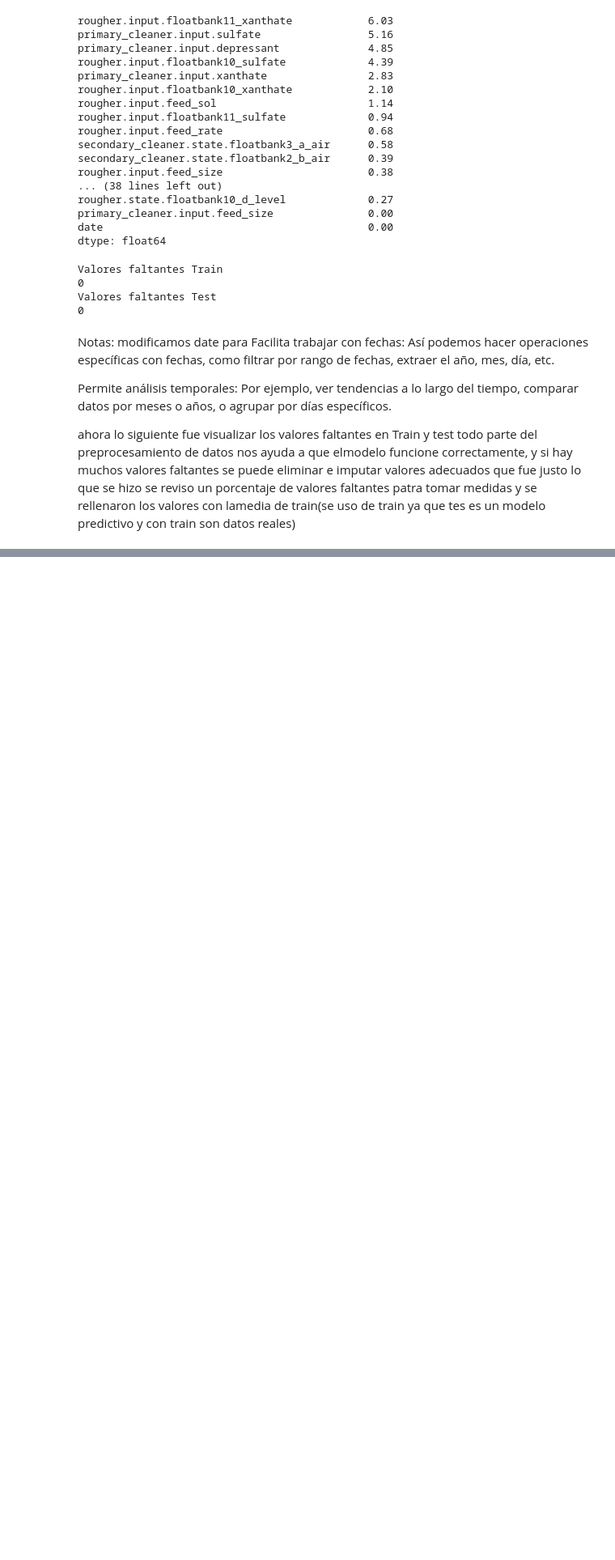
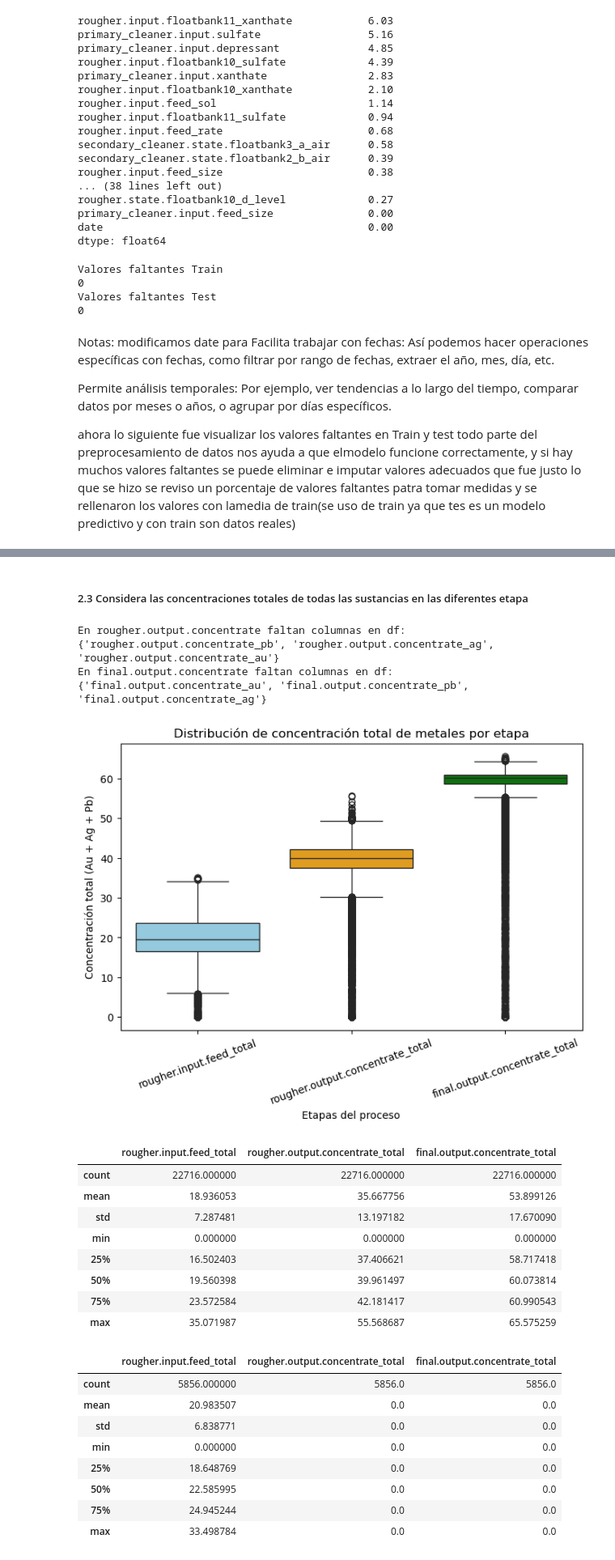
Before and after one commit to LudwinLeon24/data-science-portfolio, a Jupyter notebook: Bootcamp/Project-12-Final-Module-2/Project-12.ipynb, the cells around one changed output, grey strips where cells are left out. Shown at 81% size. Drawn from its saved outputs; the diff is of its cells as text; code cells hidden in the pictures; blank space fills up the shorter version.

```diff
--- a/Bootcamp/Project-12-Final-Module-2/Project-12.ipynb
+++ b/Bootcamp/Project-12-Final-Module-2/Project-12.ipynb
@@ -288,0 +378,60 @@ ahora lo siguiente fue visualizar los valores faltantes en Train y test todo par
+# %% [markdown]
+##### 2.3 Considera las concentraciones totales de todas las sustancias en las diferentes etapa
+# %%
+
+# Etapas para sumar las concentraciones
+etapas_2 = ['rougher.input.feed', 'rougher.output.concentrate', 'final.output.concentrate']
+
+
+def suma_existente(df, etapa):
+    columnas = [f'{etapa}_{metal}' for metal in metales]
+    columnas_existentes = [col for col in columnas if col in df.columns]
+    if len(columnas_existentes) < len(columnas):
+        faltantes = set(columnas) - set(columnas_existentes)
+        print(f"En {etapa} faltan columnas en df: {faltantes}")
+    return df[columnas_existentes].sum(axis=1)
+
+# Crear columnas con suma total de concentración por etapa en train
+for etapa_1 in etapas_2:
+    full_fill_train[f'{etapa_1}_total'] = suma_existente(full_fill_train, etapa_1)
+    full_fill_test[f'{etapa_1}_total'] = suma_existente(full_fill_test, etapa_1)
+
+# Preparar dataframe para boxplot
+etapas_total = [f'{etapa_1}_total' for etapa_1 in etapas_2]
+
+df_boxplot = pd.melt(full_fill_train, value_vars=etapas_total,
+                     var_name='Etapa', value_name='Concentración Total')
+
+# Grafique con boxplot es mejor para observar valores anormales
+plt.figure(figsize=(8,5))
+sns.boxplot(x='Etapa', y='Concentración Total', data=df_boxplot, palette=['skyblue', 'orange', 'green'], hue='Etapa', legend=False)
+plt.title('Distribución de concentración total de metales por etapa')
+plt.xlabel('Etapas del proceso')
+plt.ylabel('Concentración total (Au + Ag + Pb)')
+plt.xticks(rotation=20)
+plt.show()
+
+display((full_fill_train[etapas_total]).describe())
+display((full_fill_test[etapas_total]).describe())
+# %% [output]
+En rougher.output.concentrate faltan columnas en df: {'rougher.output.concentrate_pb', 'rougher.output.concentrate_ag', 'rougher.output.concentrate_au'}
+En final.output.concentrate faltan columnas en df: {'final.output.concentrate_au', 'final.output.concentrate_pb', 'final.output.concentrate_ag'}
+[figure, added]
+|  | rougher.input.feed_total | rougher.output.concentrate_total | final.output.concentrate_total |
+| count | 22716.000000 | 22716.000000 | 22716.000000 |
+| mean | 18.936053 | 35.667756 | 53.899126 |
+| std | 7.287481 | 13.197182 | 17.670090 |
+| min | 0.000000 | 0.000000 | 0.000000 |
+| 25% | 16.502403 | 37.406621 | 58.717418 |
+| 50% | 19.560398 | 39.961497 | 60.073814 |
+| 75% | 23.572584 | 42.181417 | 60.990543 |
+| max | 35.071987 | 55.568687 | 65.575259 |
+|  | rougher.input.feed_total | rougher.output.concentrate_total | final.output.concentrate_total |
+| count | 5856.000000 | 5856.0 | 5856.0 |
+| mean | 20.983507 | 0.0 | 0.0 |
+| std | 6.838771 | 0.0 | 0.0 |
+| min | 0.000000 | 0.0 | 0.0 |
+| 25% | 18.648769 | 0.0 | 0.0 |
+| 50% | 22.585995 | 0.0 | 0.0 |
+| 75% | 24.945244 | 0.0 | 0.0 |
+| max | 33.498784 | 0.0 | 0.0 |
```
Also changed, not shown: parts of 15 cells of this notebook.
